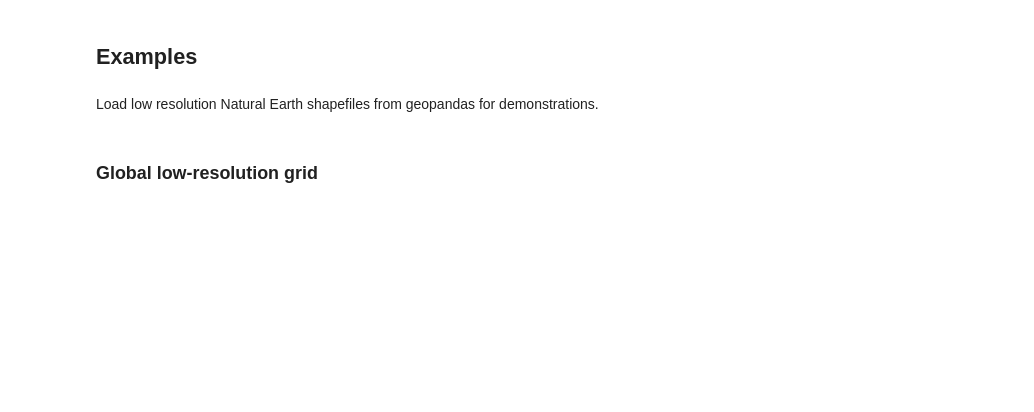
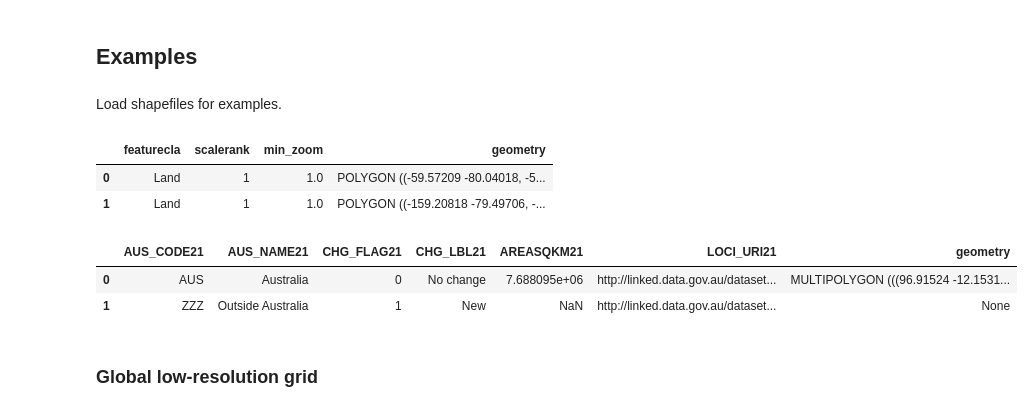
Before and after one commit to MutaharChalmers/quadgrid, a Jupyter notebook: docs/README.ipynb, the cells around one changed output. Saved outputs shown, nothing was run; the diff lists cells and outputs as text; code cells hidden in the pictures; blank space fills up the shorter version.

```diff
--- a/docs/README.ipynb
+++ b/docs/README.ipynb
@@ -31,2 +32,0 @@ import geopandas as gpd
-# %% [markdown]
-Load low resolution Natural Earth shapefiles from geopandas for demonstrations.
@@ -38,3 +33,21 @@ uk_geom = world.set_index('iso_a3').loc['GBR','geometry']
+# %% [markdown]
+Load shapefiles for examples.
+# %%
+path = gds.get_path('naturalearth.land')
+world = gpd.read_file(path)
+world.head(2)
+# %% [output]
+|  | featurecla | scalerank | min_zoom | geometry |
+| 0 | Land | 1 | 1.0 | POLYGON ((-59.57209 -80.04018, -5... |
+| 1 | Land | 1 | 1.0 | POLYGON ((-159.20818 -79.49706, -... |
+# %%
+path = gds.get_path('abs.australia')
+aus = gpd.read_file(path)
+aus.head(2)
+# %% [output]
+|  | AUS_CODE21 | AUS_NAME21 | CHG_FLAG21 | CHG_LBL21 | AREASQKM21 | LOCI_URI21 | geometry |
+| 0 | AUS | Australia | 0 | No change | 7.688095e+06 | http://linked.data.gov.au/dataset... | MULTIPOLYGON (((96.91524 -12.1531... |
+| 1 | ZZZ | Outside Australia | 1 | New | NaN | http://linked.data.gov.au/dataset... | None |
 # %% [markdown]
 ### Global low-resolution grid
 # %% [markdown]
```
Also changed, not shown: parts of 22 cells of this notebook.
